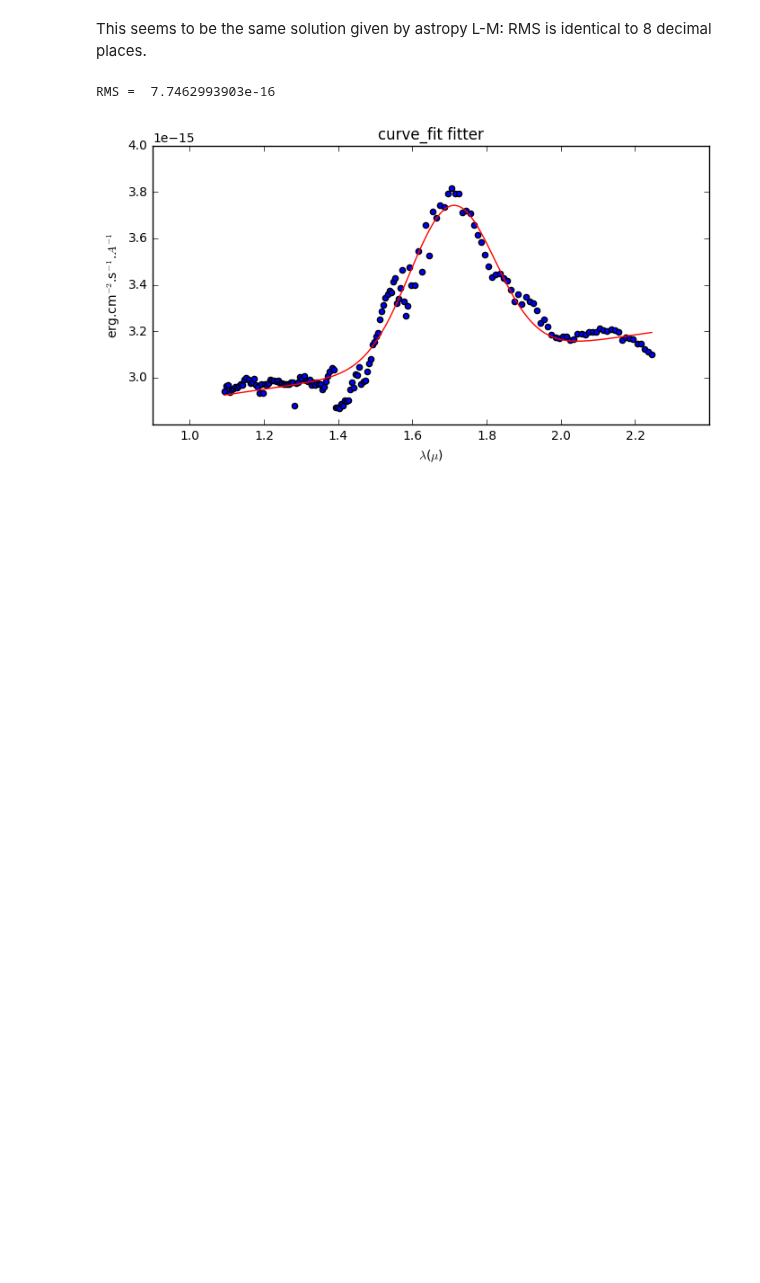
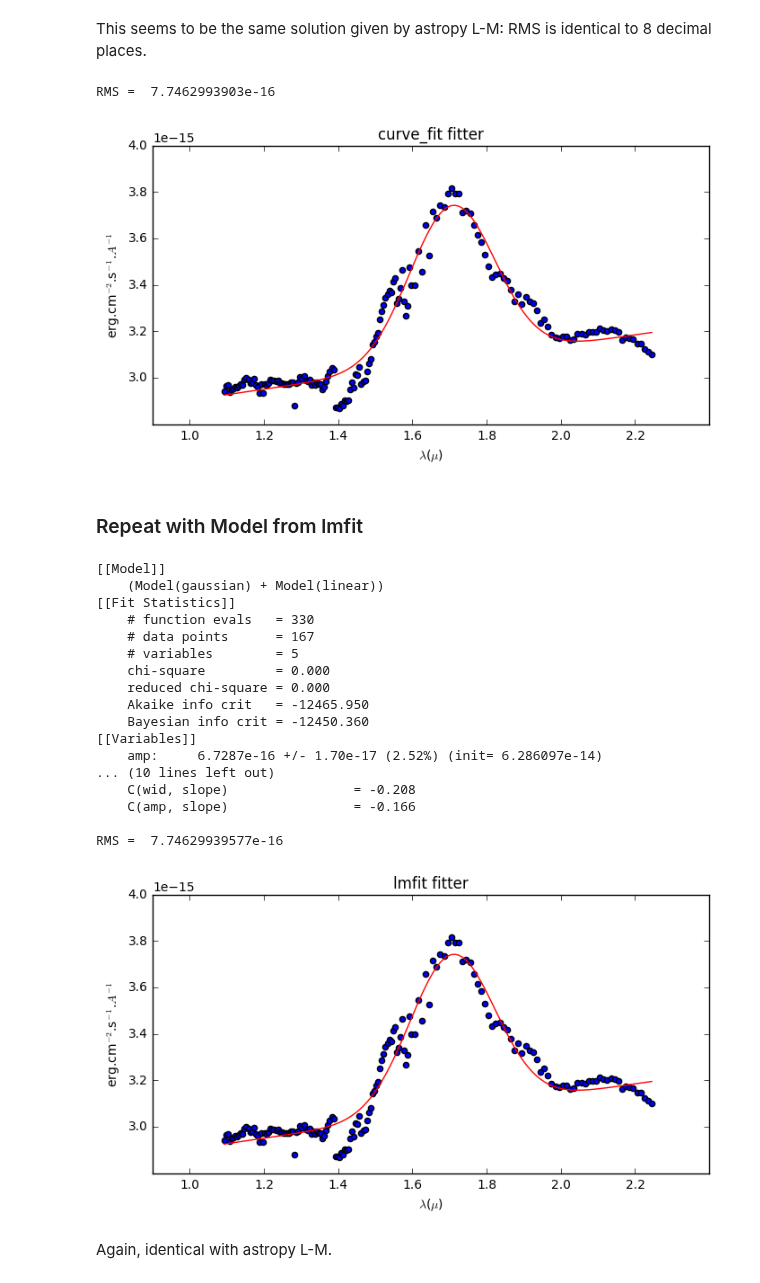
Before and after one commit to ibusko/experiments_specviz, a Jupyter notebook: experiment_1.ipynb, the cells around one changed output. Drawn from its saved outputs; the diff is of its cells as text; code cells hidden in the pictures; blank space fills up the shorter version.

Commit message:
lmfit

```diff
--- a/experiment_1.ipynb
+++ b/experiment_1.ipynb
@@ -178,3 +178,53 @@ print("RMS = ", rms)
 # %% [output]
 RMS =  7.7462993903e-16
 [figure]
+# %% [markdown]
+<h3>Repeat with Model from lmfit </h3>
+# %%
+from lmfit import Model
+
+def gaussian(x, amp, cen, wid):
+    return models.Gaussian1D(amplitude=amp, mean=cen, stddev=wid)(x)
+
+def linear(x, slope, inter):
+    return models.Linear1D(slope=slope, intercept=inter)(x)
+
+mod = Model(gaussian) + Model(linear)
+pars  = mod.make_params(amp=height, cen=centroid, wid=width, slope=0.0, inter=f_mean)
+
+fm_i = mod.fit(f, pars, x=w)
+
+plt.gcf().set_size_inches(8.,4.)
+plt.axis(plot_axis)
+plt.scatter(w, f)
+plt.plot(w, fm_i.best_fit, color='red')
+#plt.plot(w, fm(w), color='green')
+plt.xlabel(x_label)
+plt.ylabel(y_label)
+plt.title("lmfit fitter")
+
+print(fm_i.fit_report())
+
+rms = np.sqrt(np.sum((f - fm_i.best_fit)**2))
+print("RMS = ", rms)
+# %% [output]
+[[Model]]
+    (Model(gaussian) + Model(linear))
+[[Fit Statistics]]
+    # function evals   = 330
+    # data points      = 167
+    # variables        = 5
+    chi-square         = 0.000
+    reduced chi-square = 0.000
+    Akaike info crit   = -12465.950
+    Bayesian info crit = -12450.360
+[[Variables]]
+    amp:     6.7287e-16 +/- 1.70e-17 (2.52%) (init= 6.286097e-14)
+... (10 lines left out)
+    C(wid, slope)                = -0.208
+    C(amp, slope)                = -0.166
+
+RMS =  7.74629939577e-16
+[figure, added]
+# %% [markdown]
+Again, identical with astropy L-M.
```
